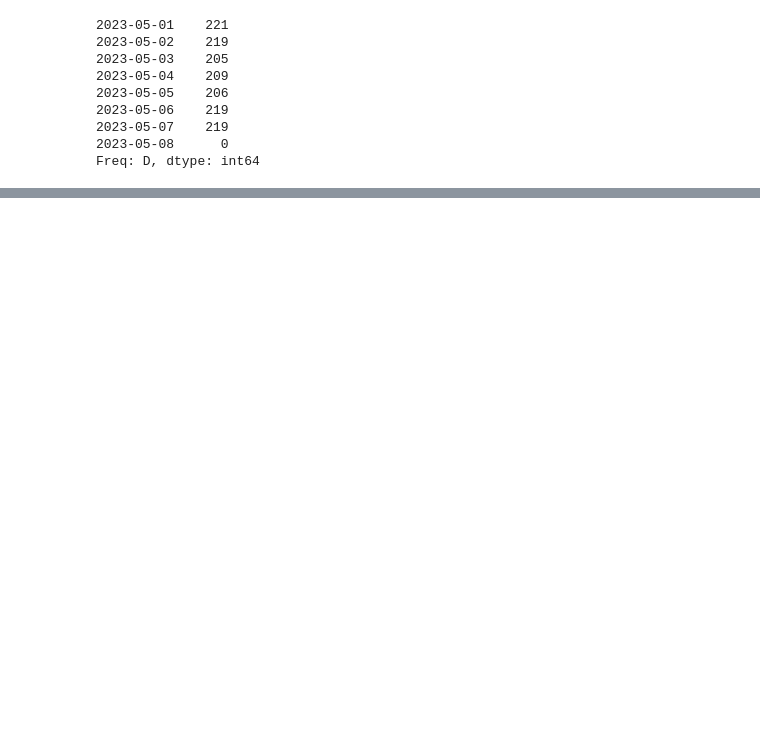
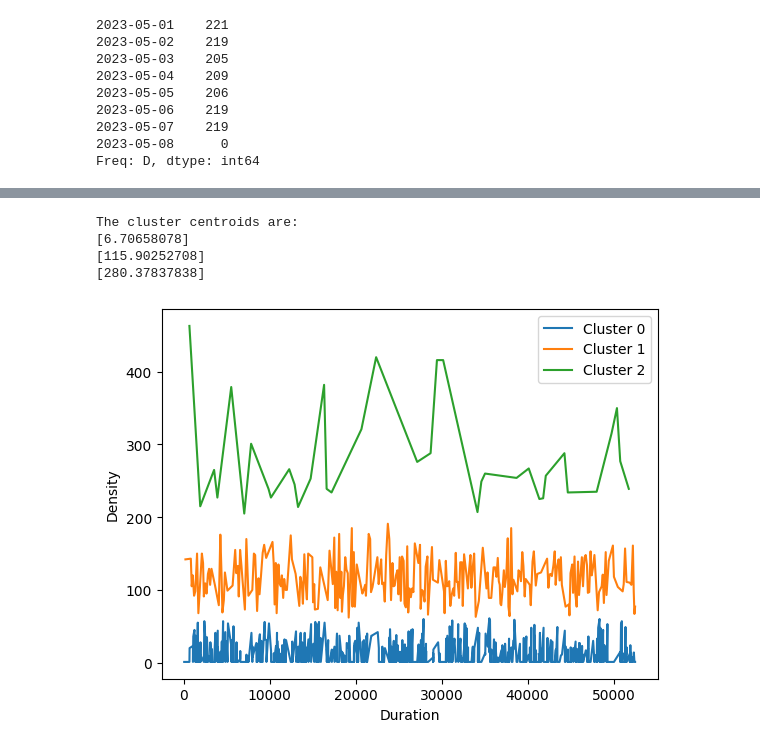
Before and after one commit to shanks847/EV-Grid-Integration-Study, a Jupyter notebook: notebooks/NREL_experiments.ipynb, the cells around one changed output, grey strips where cells are left out. Drawn from its saved outputs; the diff is of its cells as text; code cells hidden in the pictures; blank space fills up the shorter version.

```diff
--- a/notebooks/NREL_experiments.ipynb
+++ b/notebooks/NREL_experiments.ipynb
@@ -46,0 +45,3 @@ df.to_csv('NREL-TESTING.csv')
+# %%
+time_series = pd.read_csv('../data/NREL/PEV-Profiles-L2-no-household-ID.csv',index_col=[0])
+time_series['Vehicle 1']
@@ -46,0 +239,35 @@ df.to_csv('NREL-TESTING.csv')
+# %%
+# Get the cluster centroids
+centroids = kmeans.cluster_centers_
+
+# Print the cluster centroids
+print("The cluster centroids are:")
+for centroid in centroids:
+    print(centroid)
+# %% [output]
+The cluster centroids are:
+[6.70658078]
+[115.90252708]
+[280.37837838]
+# %%
+
+import matplotlib.pyplot as plt
+# Identify the 3 clusters with the largest number of data points
+counts = np.bincount(labels)
+indices = np.argsort(counts)[::-1][:3]
+
+# Plot the KDEs of the values in each cluster
+for i in indices:
+    cluster_data = data[labels == i]
+    duration = cluster_data["duration"]
+    plt.plot(duration, label="Cluster {}".format(i))
+
+# Label the axes
+plt.xlabel("Duration")
+plt.ylabel("Density")
+plt.legend()
+
+# Show the plot
+plt.show()
+# %% [output]
+[figure, added]
```
Also changed, not shown: parts of 25 cells of this notebook, 5 other files.
